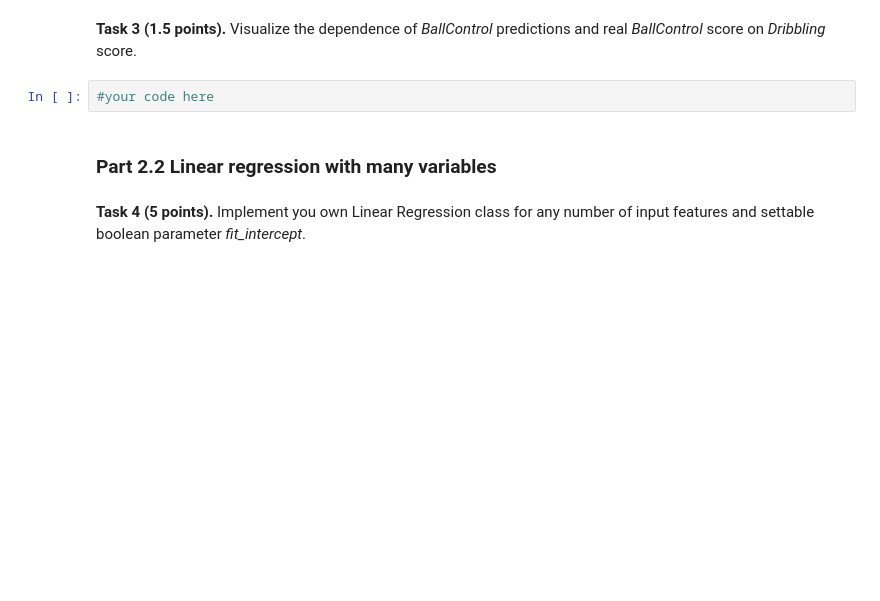
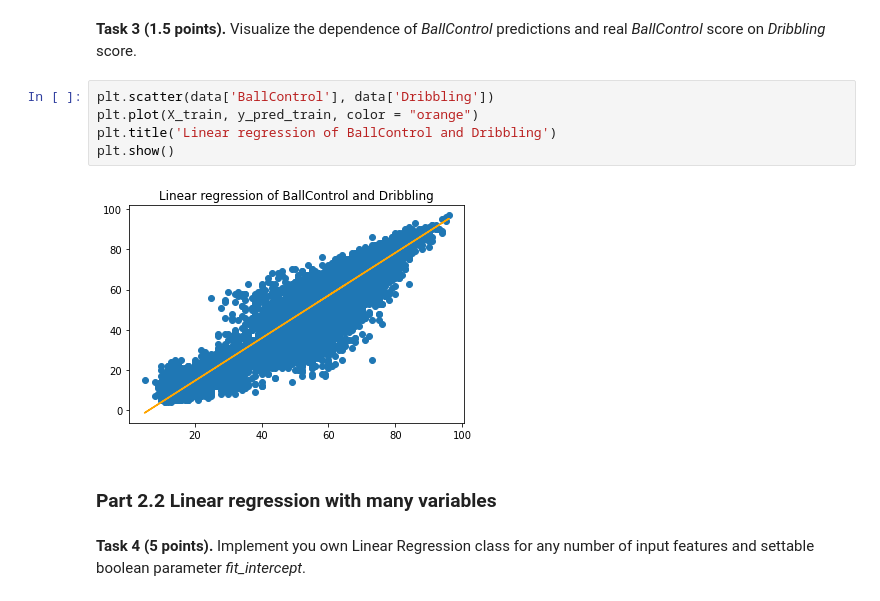
Before and after one commit to iZamza/ml-intro, a Jupyter notebook: 2_linear_regression/seminar_and_homework.ipynb, the cells around one changed output. Cells and saved outputs as stored; diff of their text form; blank space fills up the shorter version.

```diff
--- a/2_linear_regression/seminar_and_homework.ipynb
+++ b/2_linear_regression/seminar_and_homework.ipynb
@@ -206,7 +220,12 @@ print(f'Train MSE {mse(y_train, y_pred_train)}, test MSE {mse(y_test, y_pred_tes
 # %% [markdown]
 **Task 3 (1.5 points).** Visualize the dependence of _BallControl_ predictions and real _BallControl_ score on _Dribbling_ score.
-# %%
-#your code here
+# %%
+plt.scatter(data['BallControl'], data['Dribbling'])
+plt.plot(X_train, y_pred_train, color = "orange")
+plt.title('Linear regression of BallControl and Dribbling')
+plt.show()
+# %% [output]
+[figure, added]
 # %% [markdown]
 ### Part 2.2 Linear regression with many variables
 # %% [markdown]
```
Also changed, not shown: parts of 10 cells of this notebook.
